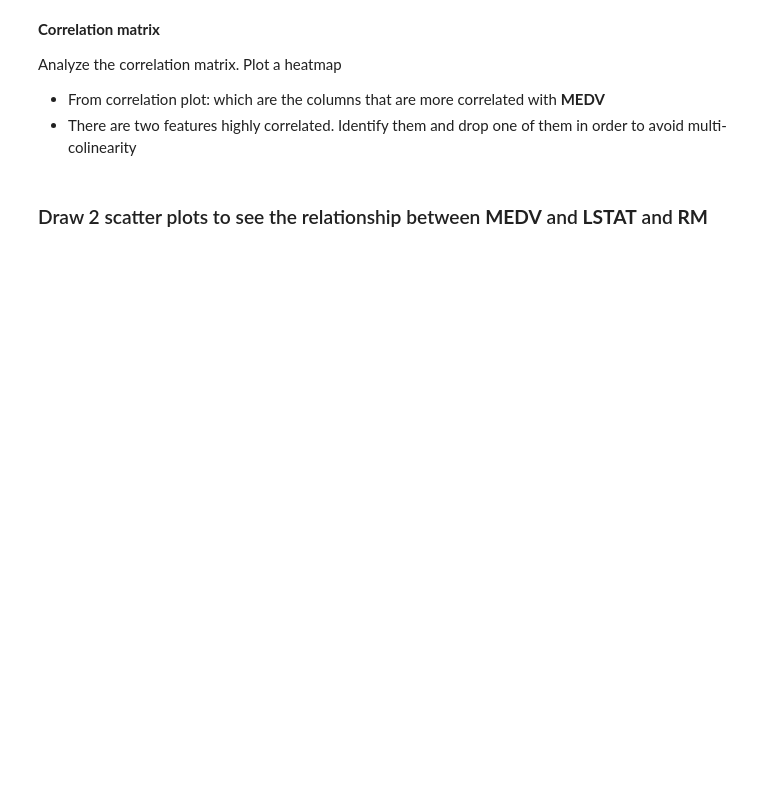
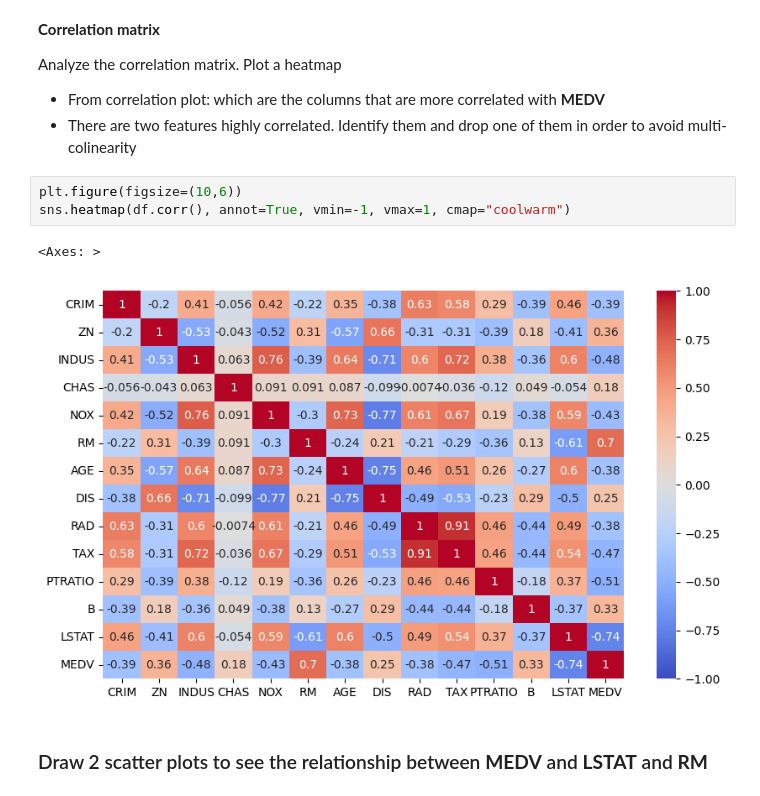
Before and after one commit to MNievas12/2411_dsft_thebridge, a Jupyter notebook: 3-Machine_Learning/1-Supervisado/1-Regression/2-Polynomial_Regression/ejercicios/3 Polynomial_Regression.ipynb, the cells around one changed output. Drawn from its saved outputs; the diff is of its cells as text; blank space fills up the shorter version.

```diff
--- a/3-Machine_Learning/1-Supervisado/1-Regression/2-Polynomial_Regression/ejercicios/3 Polynomial_Regression.ipynb
+++ b/3-Machine_Learning/1-Supervisado/1-Regression/2-Polynomial_Regression/ejercicios/3 Polynomial_Regression.ipynb
@@ -50,5 +117,11 @@ Analyze the correlation matrix. Plot a heatmap
 
 * From correlation plot: which are the columns that are more correlated with **MEDV**
 * There are two features highly correlated. Identify them and drop one of them in order to avoid multi-colinearity
+# %%
+plt.figure(figsize=(10,6))
+sns.heatmap(df.corr(), annot=True, vmin=-1, vmax=1, cmap="coolwarm")
+# %% [output]
+<Axes: >
+[figure, added]
 # %% [markdown]
 ### Draw 2 scatter plots to see the relationship between **MEDV** and **LSTAT** and **RM**
```
Also changed, not shown: parts of 30 cells of this notebook, 2 other files.
